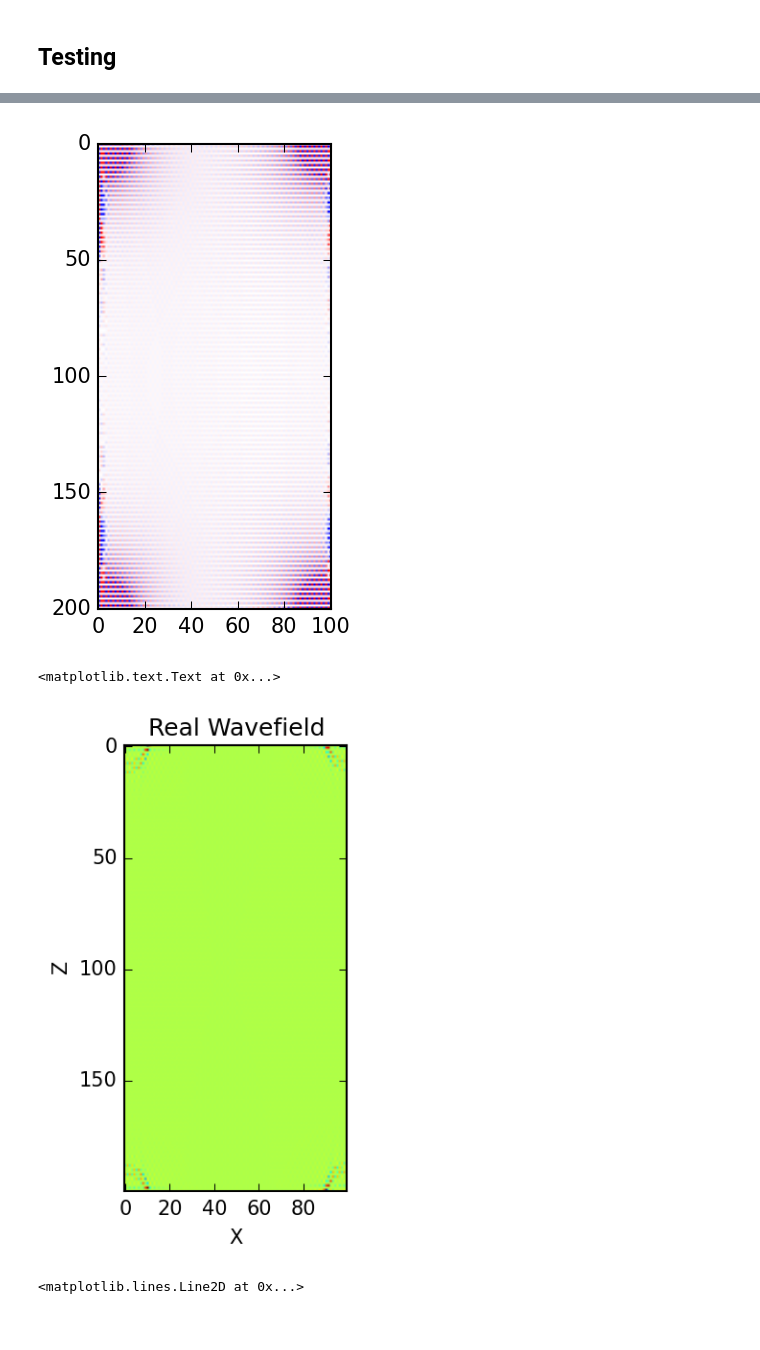
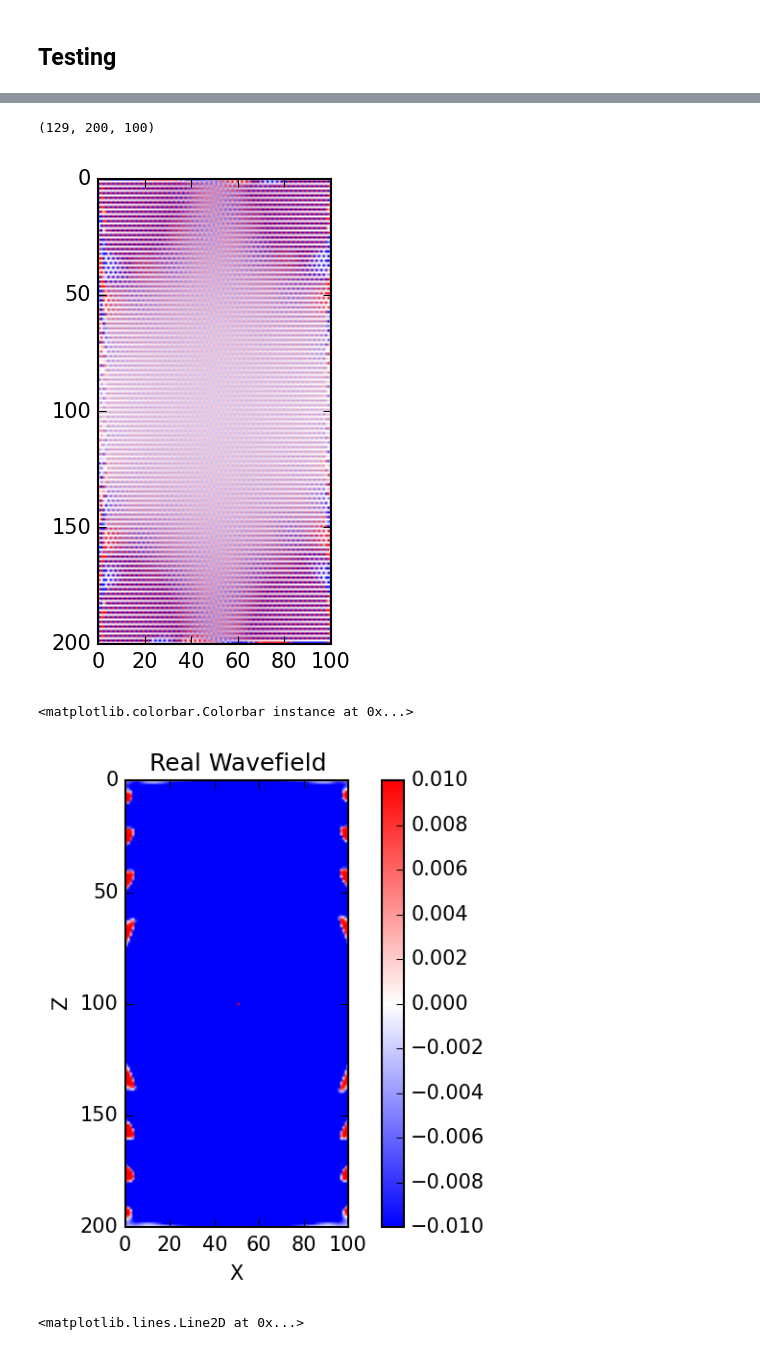
Before and after one commit to uwoseis/anemoi, a Jupyter notebook: notebooks/Testing Environment for Time Domain Functions.ipynb, the cells around one changed output, grey strips where cells are left out. Cells and saved outputs as stored; diff of their text form; code cells hidden in the pictures.

Commit message:
Some more work on the ifft notebook. time domain snapshots appear to be calculated correctly but there is an expected shift in the sample. more work to follow.

```diff
--- a/notebooks/Testing Environment for Time Domain Functions.ipynb
+++ b/notebooks/Testing Environment for Time Domain Functions.ipynb
@@ -68,7 +68,7 @@ fDamp       = 0.4
 # Source and Modelling Parameters
 
 #fMax       = 4.
-sourceFreq = 64
+sourceFreq = 128
 nTSamp = 256
 
 #   determine the maximum length of the Model
@@ -179,9 +179,11 @@ freqSource[-((nTSamp / 2) + 1):]=0
 uP = np.zeros((nf,nz,nx),dtype=np.complex128)
 for i in range(1,len(freqRange)):
 
-    systemConfig['freq'] = freqRange[i-1]
-    Ainv = Eurus(systemConfig)
-    src = Source(systemConfig)
-    q = src(50,100)
-
-    uP[i-1] = (Ainv* (q * (-1 * freqSource[i])))[:nx*nz].reshape((nz,nx))
+    if (freqRange[i-1] <= sourceFreq):
+        systemConfig['freq'] = freqRange[i-1]
+        Ainv = Eurus(systemConfig)
+        src = StackedSimpleSource(systemConfig)
+        q = src(50,100)
+        uP[i-1] = (Ainv* (q * (-1 * freqSource[i])))[:nx*nz].reshape((nz,nx))
+    else:
+        break
@@ -194,3 +190,18 @@ uT = np.fft.ifft(uP_conj.reshape(-1,nz*nx))
+# %%
+tempFreq = np.zeros((math.ceil(nTSamp/2)+1,nz,nx),dtype=np.complex128)
+istart   = 1
+iend   = math.ceil(nTSamp/2)
+tempFreq[istart:iend+2,:,:] = uP[:iend]
+#tempFreq[iend+1:nTSamp+2,:,:] =np.flipud(uP[:iend]).conjugate()
+#tempFreq[iend+1:nTSamp+2,:,:] =0
+uT = np.zeros((math.ceil(nTSamp/2)+1,nz,nx),dtype=np.complex128)
+
+#uP_conj = uP.conjugate()
+uT = np.fft.ifft(tempFreq.conjugate(),axis=0)
+print uT.shape
+#ut  = uT.reshape(-1,nz,xz)
+# %% [output]
+(129, 200, 100)
 # %%
 clip = 2e-2
 fig  = plt.figure()
@@ -219,14 +230,25 @@ ani = animation.FuncAnimation(fig, updatefig)
 #plt.ylabel('Z')
 plt.show()
 # %% [output]
-[figure, old version]
+[figure, new version]
 # %%
-plt.imshow(uT[50].reshape((nz,nx)).real)
+clip = 1e-2
+
+plotopts = {
+    'extent':   [0, nx*dx, nz*dz, 0],
+    'cmap':     cm.bwr,
+    'vmin':     -clip,
+    'vmax':     clip,
+}
+
+
+plt.imshow(uT[122].reshape((nz,nx)).real, **plotopts)
 plt.title('Real Wavefield')
 plt.xlabel('X')
 plt.ylabel('Z')
+plt.colorbar()
 # %% [output]
-<matplotlib.text.Text at 0x...>
+<matplotlib.colorbar.Colorbar instance at 0x...>
-[figure, old version]
+[figure, new version]
 # %%
 Ainv = Eurus(systemConfig)
```
Also changed, not shown: parts of 6 cells of this notebook.
